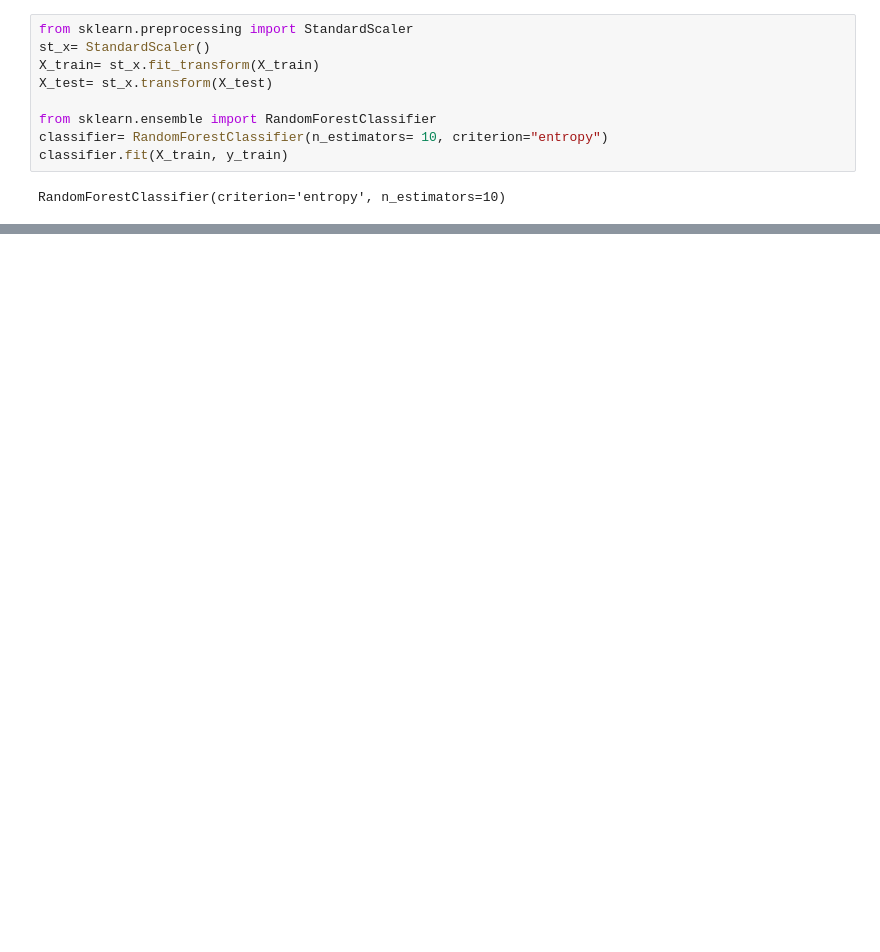
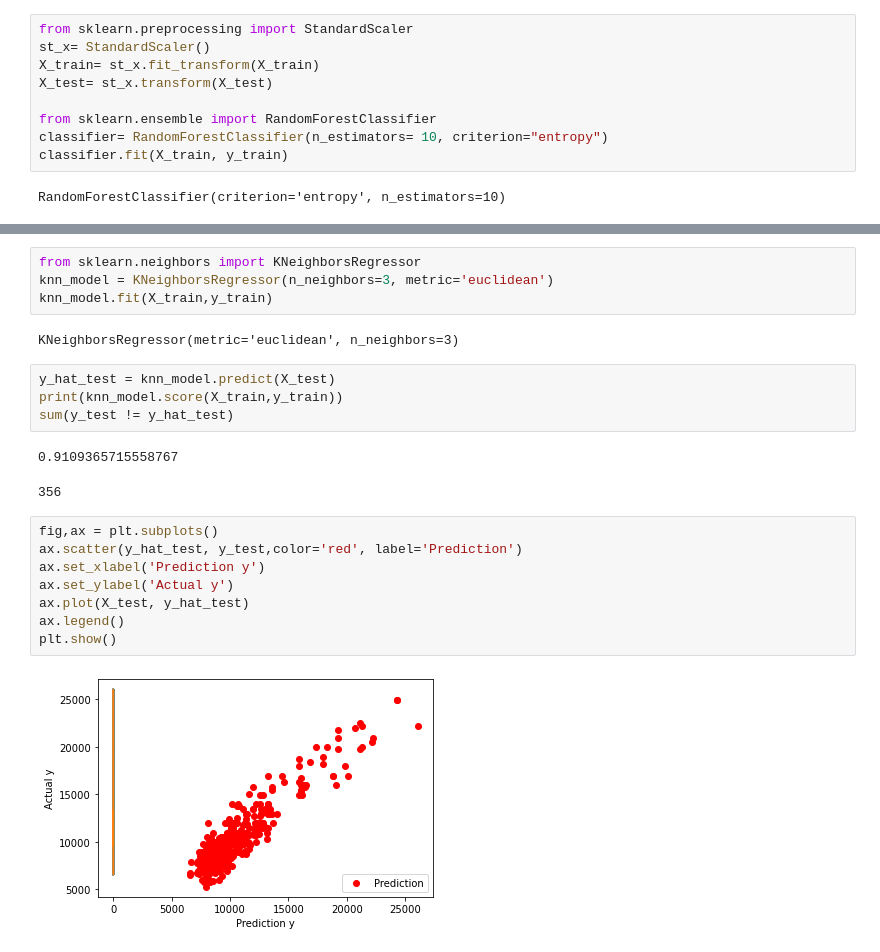
Before and after one commit to saharsolt/Machine_Learning_Python, a Jupyter notebook: ToyotaCorolaProject.ipynb, the cells around one changed output, grey strips where cells are left out. Saved outputs shown, nothing was run; the diff lists cells and outputs as text; blank space fills up the shorter version.

```diff
--- a/ToyotaCorolaProject.ipynb
+++ b/ToyotaCorolaProject.ipynb
@@ -223,0 +257,23 @@ RandomForestClassifier(criterion='entropy', n_estimators=10)
+# %%
+from sklearn.neighbors import KNeighborsRegressor
+knn_model = KNeighborsRegressor(n_neighbors=3, metric='euclidean')
+knn_model.fit(X_train,y_train)
+# %% [output]
+KNeighborsRegressor(metric='euclidean', n_neighbors=3)
+# %%
+y_hat_test = knn_model.predict(X_test)
+print(knn_model.score(X_train,y_train))
+sum(y_test != y_hat_test)
+# %% [output]
+0.9109365715558767
+356
+# %%
+fig,ax = plt.subplots()
+ax.scatter(y_hat_test, y_test,color='red', label='Prediction')
+ax.set_xlabel('Prediction y')
+ax.set_ylabel('Actual y')
+ax.plot(X_test, y_hat_test)
+ax.legend()
+plt.show()
+# %% [output]
+[figure, added]
```
Also changed, not shown: parts of 9 cells of this notebook.
